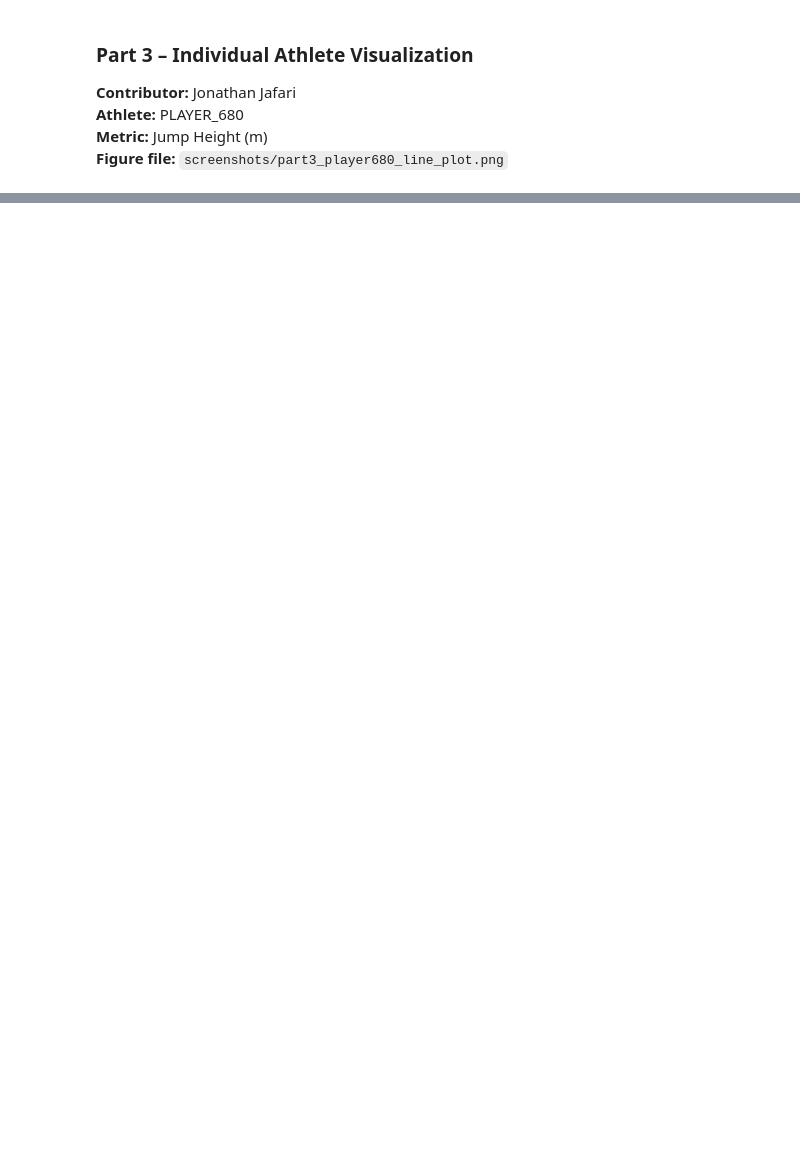
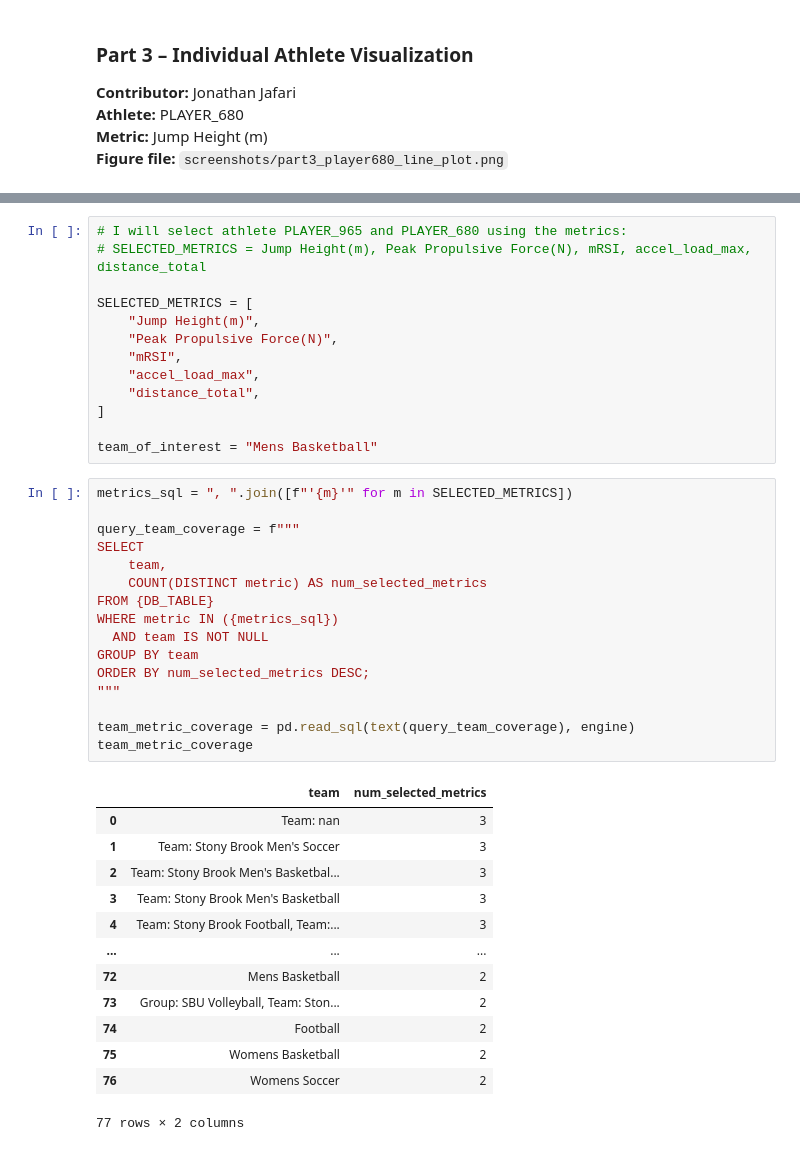
Before and after one commit to amapuyan/507_groupproject_2025, a Jupyter notebook: part3_viz_individual.ipynb, the cells around one changed output, grey strips where cells are left out. Saved outputs shown, nothing was run; the diff lists cells and outputs as text; blank space fills up the shorter version.

```diff
--- a/part3_viz_individual.ipynb
+++ b/part3_viz_individual.ipynb
@@ -122,0 +184,43 @@ plt.show()
+# %%
+# I will select athlete PLAYER_965 and PLAYER_680 using the metrics:
+# SELECTED_METRICS = Jump Height(m), Peak Propulsive Force(N), mRSI, accel_load_max, distance_total
+
+SELECTED_METRICS = [
+    "Jump Height(m)",
+    "Peak Propulsive Force(N)",
+    "mRSI",
+    "accel_load_max",
+    "distance_total",
+]
+
+team_of_interest = "Mens Basketball"
+# %%
+metrics_sql = ", ".join([f"'{m}'" for m in SELECTED_METRICS])
+
+query_team_coverage = f"""
+SELECT
+    team,
+    COUNT(DISTINCT metric) AS num_selected_metrics
+FROM {DB_TABLE}
+WHERE metric IN ({metrics_sql})
+  AND team IS NOT NULL
+GROUP BY team
+ORDER BY num_selected_metrics DESC;
+"""
+
+team_metric_coverage = pd.read_sql(text(query_team_coverage), engine)
+team_metric_coverage
+# %% [output]
+|  | team | num_selected_metrics |
+| 0 | Team: nan | 3 |
+| 1 | Team: Stony Brook Men's Soccer | 3 |
+| 2 | Team: Stony Brook Men's Basketbal... | 3 |
+| 3 | Team: Stony Brook Men's Basketball | 3 |
+| 4 | Team: Stony Brook Football, Team:... | 3 |
+| ... | ... | ... |
+| 72 | Mens Basketball | 2 |
+| 73 | Group: SBU Volleyball, Team: Ston... | 2 |
+| 74 | Football | 2 |
+| 75 | Womens Basketball | 2 |
+| 76 | Womens Soccer | 2 |
+77 rows × 2 columns
```
Also changed, not shown: parts of 15 cells of this notebook, 2 other files.
